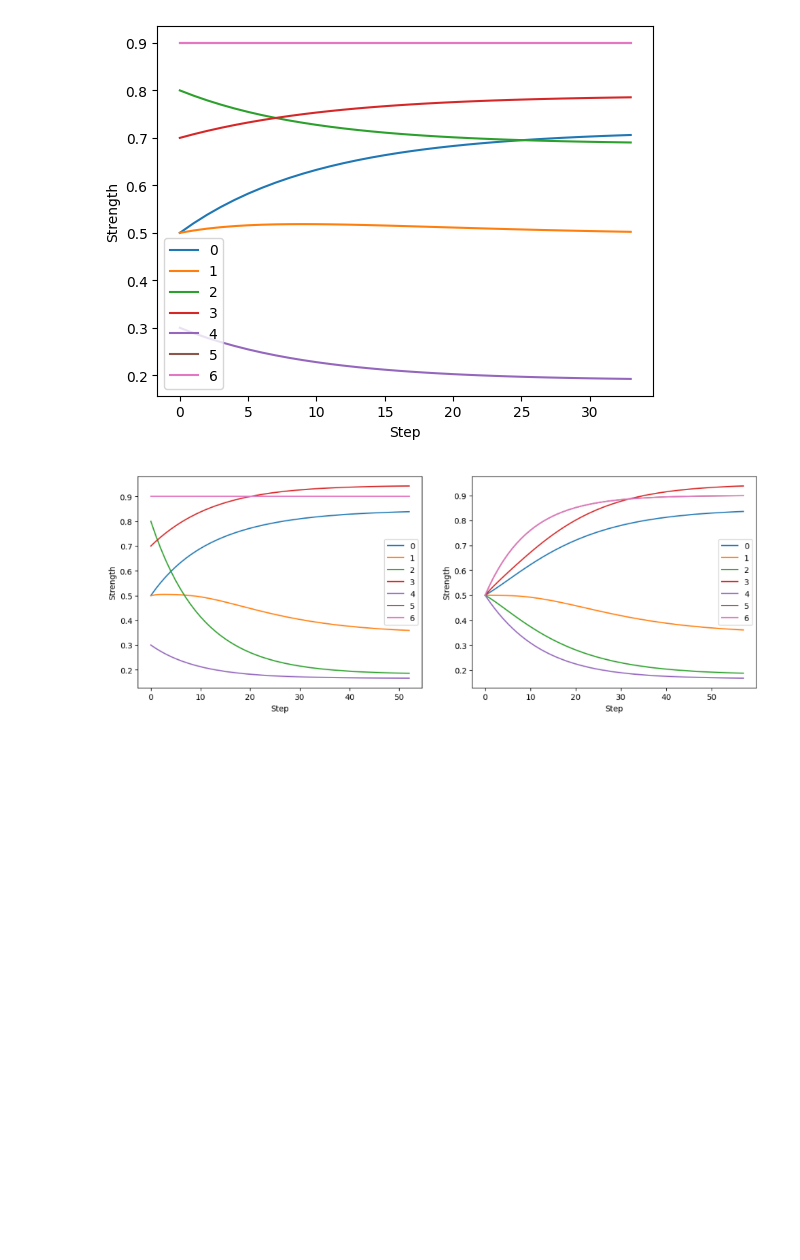
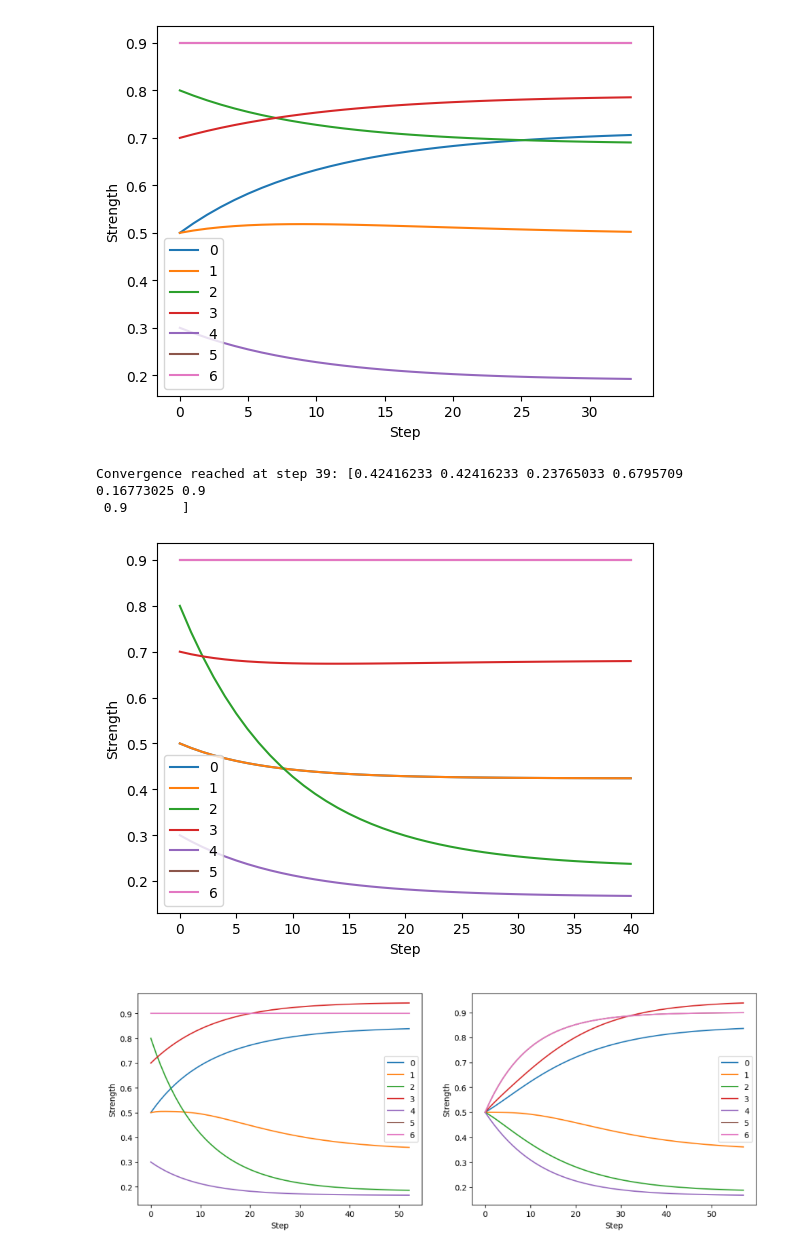
Before and after one commit to EyeofBeholder-NLeSC/orange3-argument, a Jupyter notebook: notebooks/demo_solver.ipynb, the cells around one changed output. Drawn from its saved outputs; the diff is of its cells as text; code cells hidden in the pictures; blank space fills up the shorter version.

Commit message:
Add example of empty support set.

```diff
--- a/notebooks/demo_solver.ipynb
+++ b/notebooks/demo_solver.ipynb
@@ -82,6 +82,18 @@ fig3 = data_collector.plot()
 Convergence reached at step 32: [0.70611006 0.5021497  0.6903293  0.78546467 0.19235977 0.9
  0.9       ]
 [figure]
+# %%
+# In case of empty support set
+data_adaptor.supports = None
+solver  = QuadraticEnergySolver(step_size=10e-2, max_iter=100, epsilon=10e-4, data_adaptor=data_adaptor)
+solver.init_strength()
+final_step, data_collector = solver.solve(approximator="RK4", collect_data=True)
+print(f"Convergence reached at step {final_step}: {solver.strength_vector}")
+fig4 = data_collector.plot()
+# %% [output]
+Convergence reached at step 39: [0.42416233 0.42416233 0.23765033 0.6795709  0.16773025 0.9
+ 0.9       ]
+[figure, added]
 # %%
 from matplotlib import pyplot as plt
 
```
Also changed, not shown: parts of 1 cell of this notebook.
